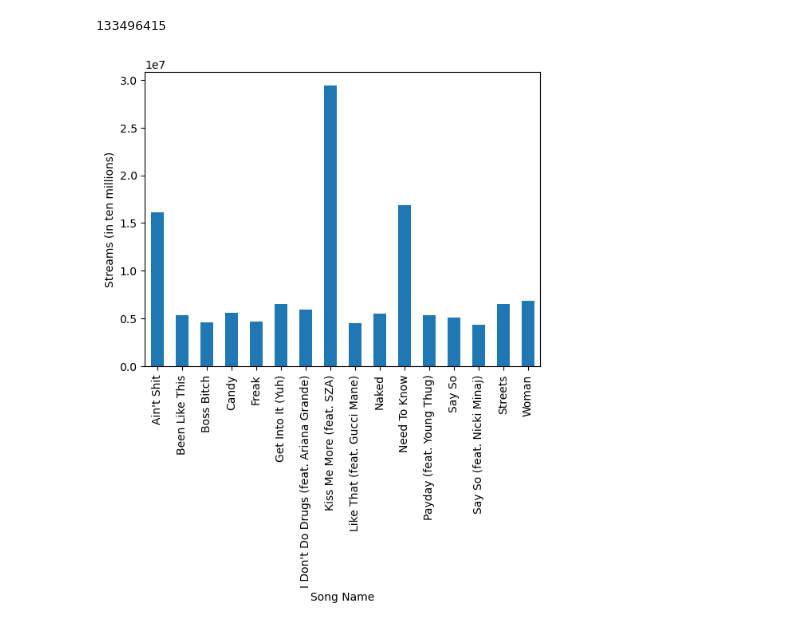
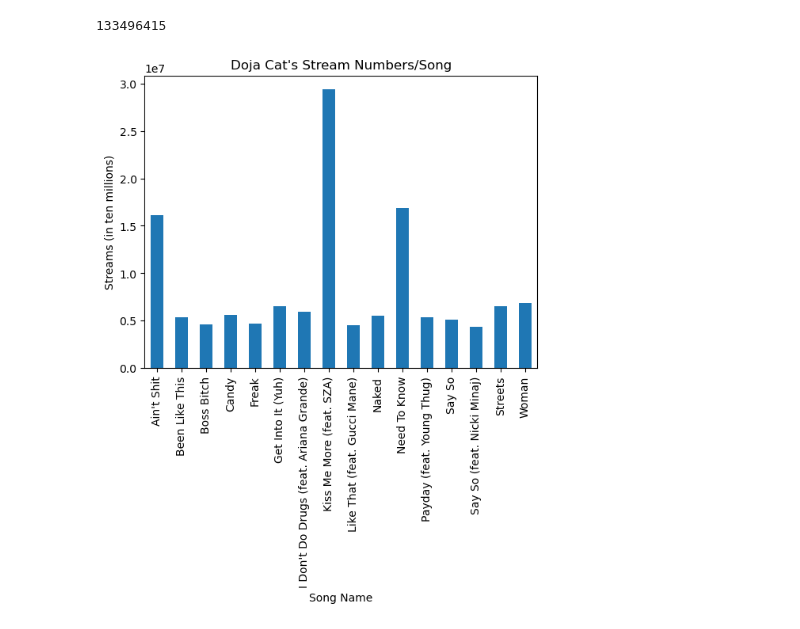
Before and after one commit to AoSxOrca/Project-1, a Jupyter notebook: project1_sewit-notebook.ipynb, the cells around one changed output. Saved outputs shown, nothing was run; the diff lists cells and outputs as text; code cells hidden in the pictures.

```diff
--- a/project1_sewit-notebook.ipynb
+++ b/project1_sewit-notebook.ipynb
@@ -101,14 +118,15 @@ doja_total_streams
 # %%
 # create bar graph showing number of streams and song title
-bar_graph = doja_cat_streams_df.groupby('Song Name')['Streams'].sum()
-bar_graph.plot(kind="bar", x="Song Name", y="Streams")
+doja_bar_graph = doja_cat_streams_df.groupby('Song Name')['Streams'].sum()
+doja_bar_graph.plot(kind="bar", x="Song Name", y="Streams")
 
+plt.title("Doja Cat's Stream Numbers/Song")
 plt.xlabel("Song Name")
 plt.ylabel("Streams (in ten millions)")
 plt.xticks(rotation = 90)
 
 plt.savefig("doja_cat_bargraph.png")
 
 plt.show()
 # %% [output]
-[figure, old version]
+[figure, new version]
```
Also changed, not shown: parts of 20 cells of this notebook.
